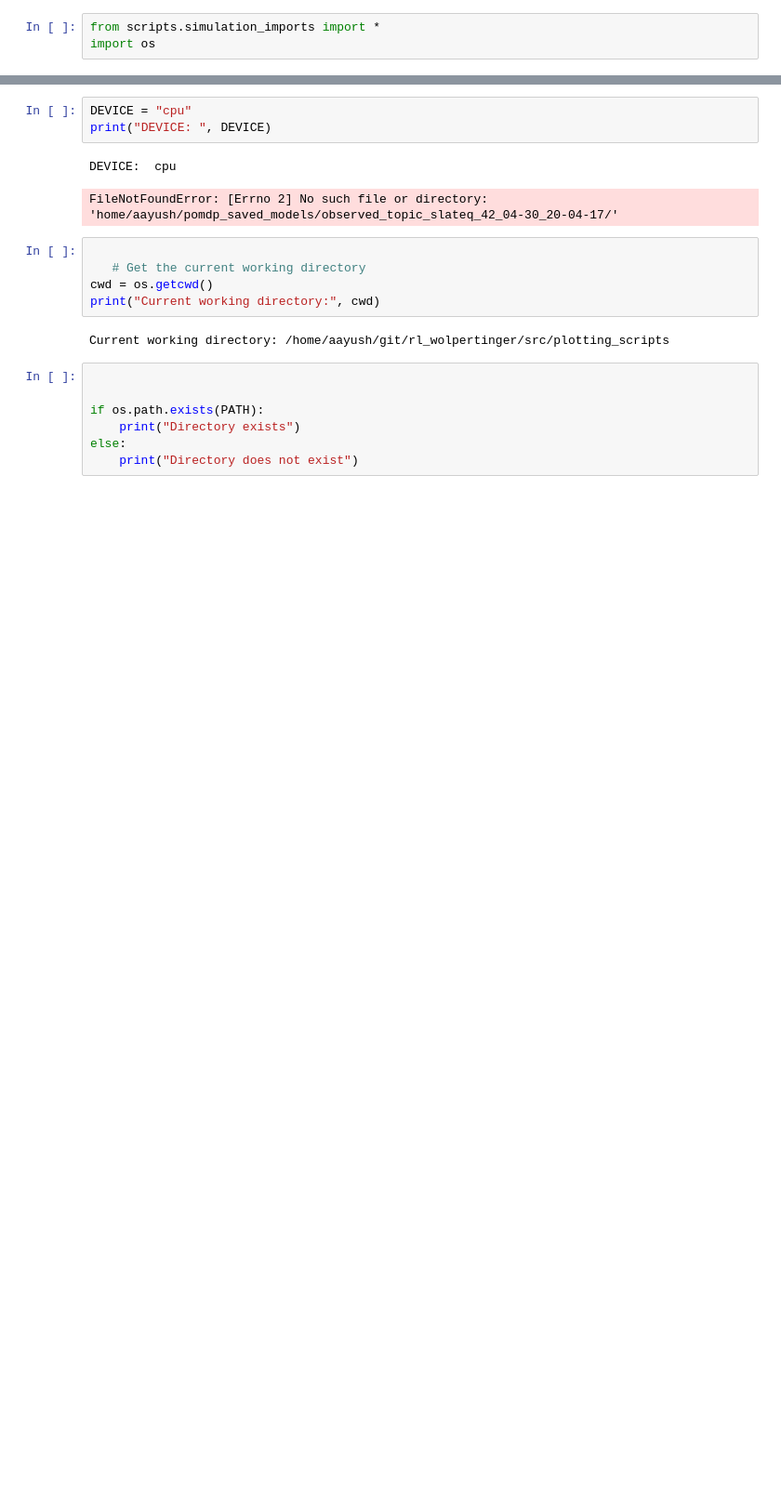
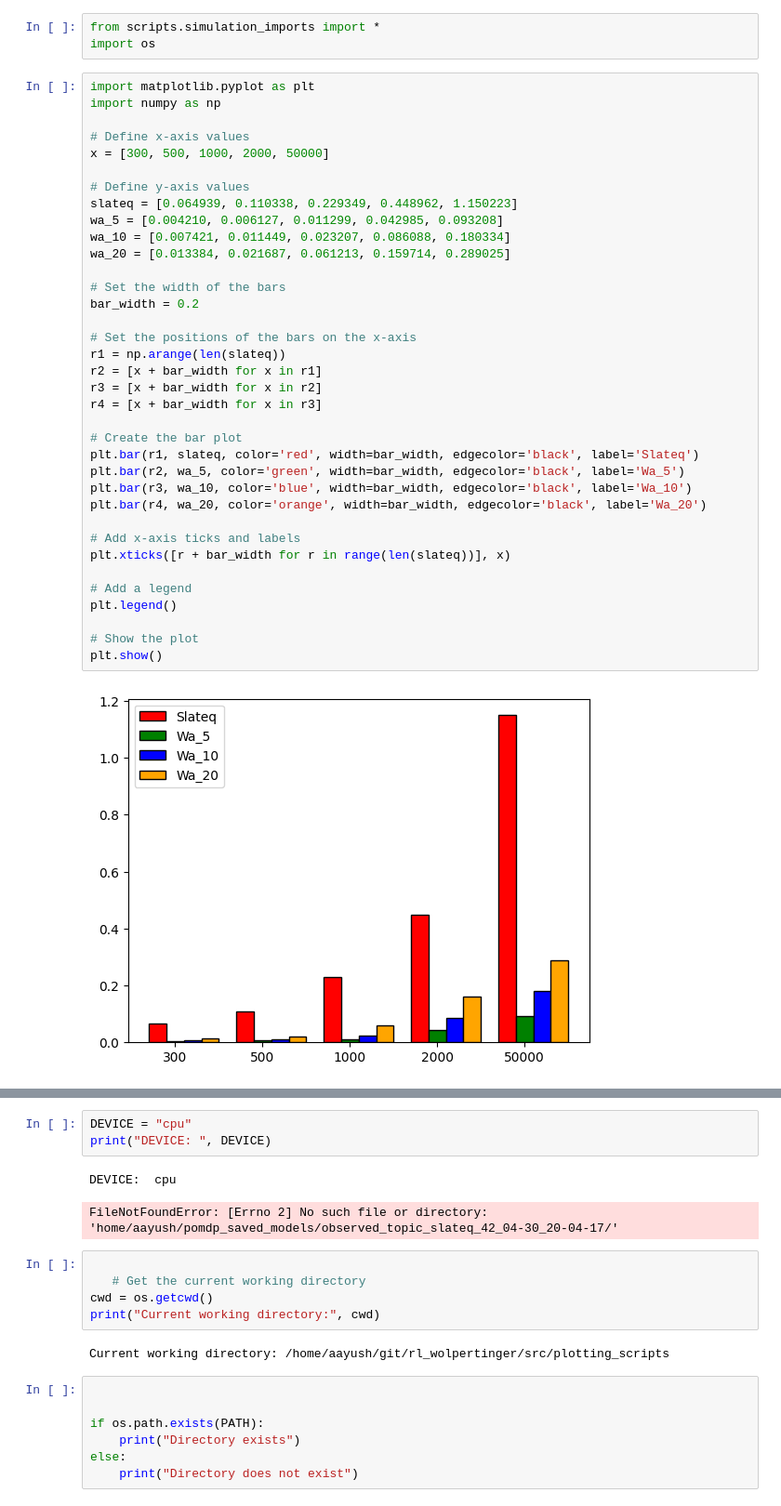
Before and after one commit to Asr419/rl_wolpertinger, a Jupyter notebook: src/plotting_scripts/train_plot.ipynb, the cells around one changed output, grey strips where cells are left out. Shown at 93% size. Cells and saved outputs as stored; diff of their text form; blank space fills up the shorter version.

Commit message:
plot and run models

```diff
--- a/src/plotting_scripts/train_plot.ipynb
+++ b/src/plotting_scripts/train_plot.ipynb
@@ -1,3 +1,41 @@
 # %%
 from scripts.simulation_imports import *
 import os
+# %%
+import matplotlib.pyplot as plt
+import numpy as np
+
+# Define x-axis values
+x = [300, 500, 1000, 2000, 50000]
+
+# Define y-axis values
+slateq = [0.064939, 0.110338, 0.229349, 0.448962, 1.150223]
+wa_5 = [0.004210, 0.006127, 0.011299, 0.042985, 0.093208]
+wa_10 = [0.007421, 0.011449, 0.023207, 0.086088, 0.180334]
+wa_20 = [0.013384, 0.021687, 0.061213, 0.159714, 0.289025]
+
+# Set the width of the bars
+bar_width = 0.2
+
+# Set the positions of the bars on the x-axis
+r1 = np.arange(len(slateq))
+r2 = [x + bar_width for x in r1]
+r3 = [x + bar_width for x in r2]
+r4 = [x + bar_width for x in r3]
+
+# Create the bar plot
+plt.bar(r1, slateq, color='red', width=bar_width, edgecolor='black', label='Slateq')
+plt.bar(r2, wa_5, color='green', width=bar_width, edgecolor='black', label='Wa_5')
+plt.bar(r3, wa_10, color='blue', width=bar_width, edgecolor='black', label='Wa_10')
+plt.bar(r4, wa_20, color='orange', width=bar_width, edgecolor='black', label='Wa_20')
+
+# Add x-axis ticks and labels
+plt.xticks([r + bar_width for r in range(len(slateq))], x)
+
+# Add a legend
+plt.legend()
+
+# Show the plot
+plt.show()
+# %% [output]
+[figure, added]
```
Also changed, not shown: parts of 5 cells of this notebook, 4 other files.
